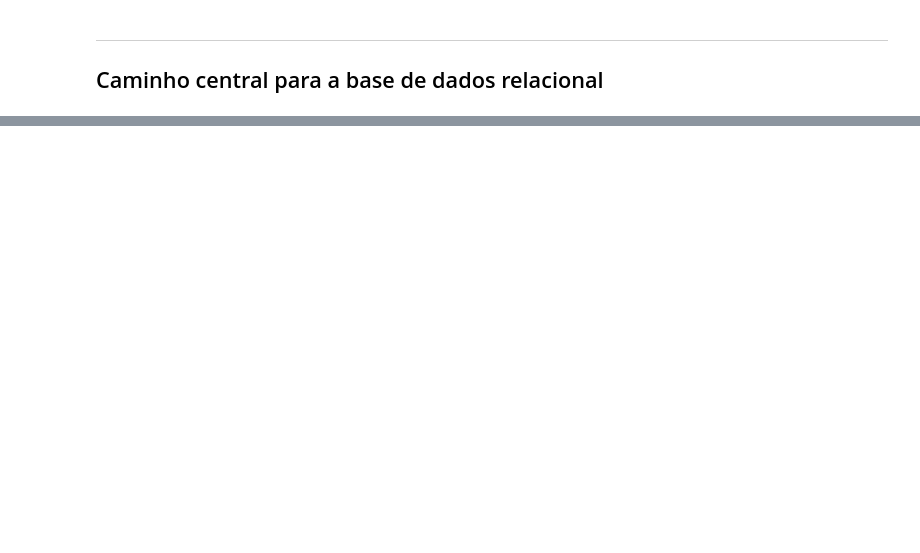
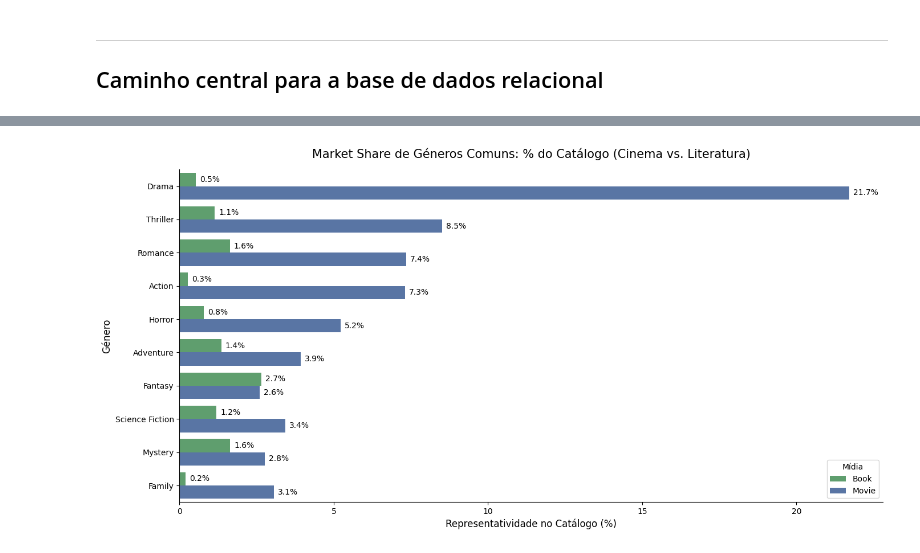
Before and after one commit to AleCecilio/entertainment_industry_performance_analysis, a Jupyter notebook: notebooks/02_data_analytics/17_analytics_genre_dynamics.ipynb, the cells around one changed output, grey strips where cells are left out. Cells and saved outputs as stored; diff of their text form; code cells hidden in the pictures; blank space fills up the shorter version.

```diff
--- a/notebooks/02_data_analytics/17_analytics_genre_dynamics.ipynb
+++ b/notebooks/02_data_analytics/17_analytics_genre_dynamics.ipynb
@@ -36,0 +158,25 @@ caminho_banco = '../../data/processed/unified_media_catalog.db'
+# %%
+plt.figure(figsize=(14, 7))
+
+sns.barplot(
+    data=df_plot_comuns,
+    x='pct',
+    y='genres',
+    hue='media_type',
+    palette={'Movie': '#4C72B0', 'Book': '#55A868'}
+)
+
+plt.title('Market Share de Géneros Comuns: % do Catálogo (Cinema vs. Literatura)', fontsize=15, pad=15)
+plt.xlabel('Representatividade no Catálogo (%)', fontsize=12)
+plt.ylabel('Género', fontsize=12)
+plt.legend(title='Mídia')
+
+# Adicionar os valores exatos no final de cada barra
+for ax in plt.gca().containers:
+    plt.gca().bar_label(ax, fmt='%.1f%%', padding=5, fontsize=10)
+
+sns.despine()
+plt.tight_layout()
+plt.show()
+# %% [output]
+[figure, added]
```
Also changed, not shown: parts of 7 cells of this notebook, 4 other files.
